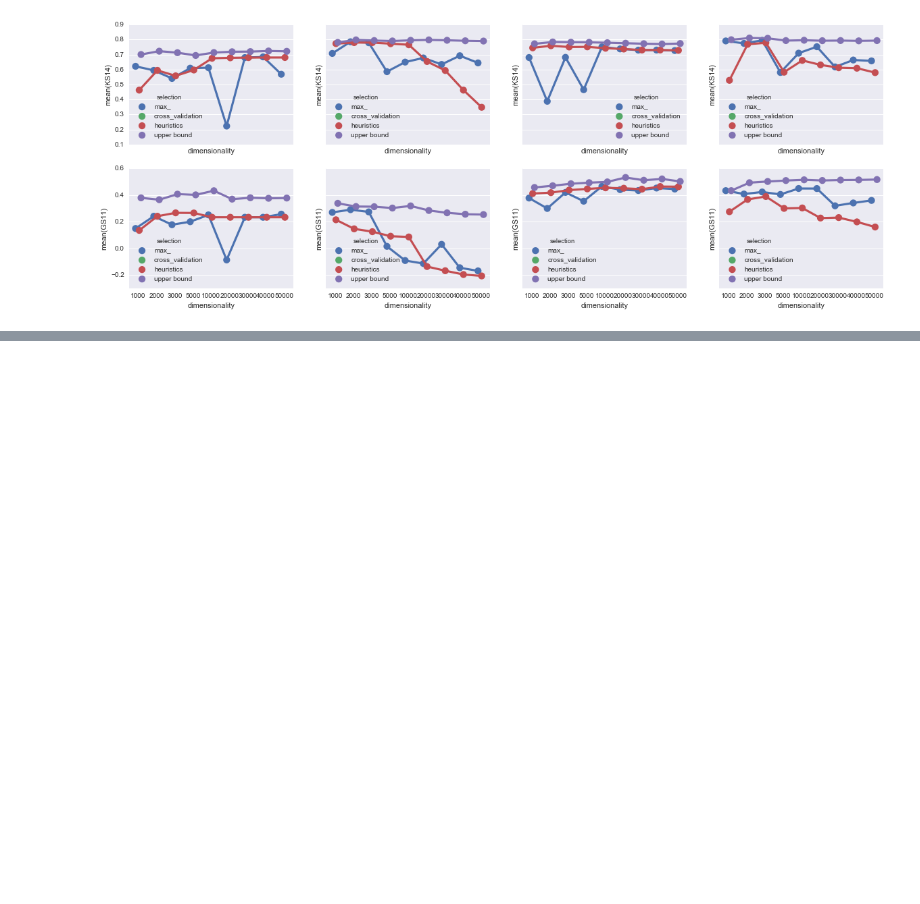
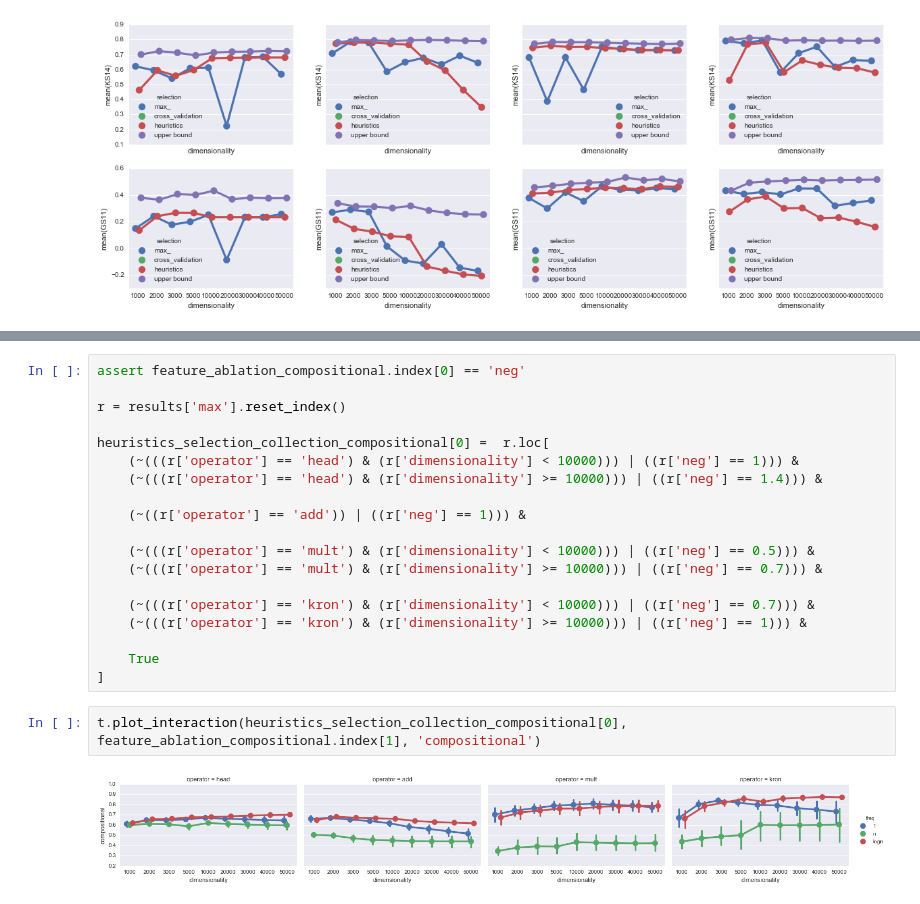
Before and after one commit to dimazest/thesis, a Jupyter notebook: supplement/parameter-selection.ipynb, the cells around one changed output, grey strips where cells are left out. Cells and saved outputs as stored; diff of their text form; blank space fills up the shorter version.

```diff
--- a/supplement/parameter-selection.ipynb
+++ b/supplement/parameter-selection.ipynb
@@ -1628,0 +1655,23 @@ for n, operator in enumerate(('head', 'add', 'mult', 'kron')):
+# %%
+assert feature_ablation_compositional.index[0] == 'neg'
+
+r = results['max'].reset_index()
+
+heuristics_selection_collection_compositional[0] =  r.loc[
+    (~(((r['operator'] == 'head') & (r['dimensionality'] < 10000))) | ((r['neg'] == 1))) &
+    (~(((r['operator'] == 'head') & (r['dimensionality'] >= 10000))) | ((r['neg'] == 1.4))) &
+
+    (~((r['operator'] == 'add')) | ((r['neg'] == 1))) &
+
+    (~(((r['operator'] == 'mult') & (r['dimensionality'] < 10000))) | ((r['neg'] == 0.5))) &
+    (~(((r['operator'] == 'mult') & (r['dimensionality'] >= 10000))) | ((r['neg'] == 0.7))) &
+
+    (~(((r['operator'] == 'kron') & (r['dimensionality'] < 10000))) | ((r['neg'] == 0.7))) &
+    (~(((r['operator'] == 'kron') & (r['dimensionality'] >= 10000))) | ((r['neg'] == 1))) &
+
+    True
+]
+# %%
+t.plot_interaction(heuristics_selection_collection_compositional[0], feature_ablation_compositional.index[1], 'compositional')
+# %% [output]
+[figure, added]
```
Also changed, not shown: parts of 24 cells of this notebook, 10 other files.
